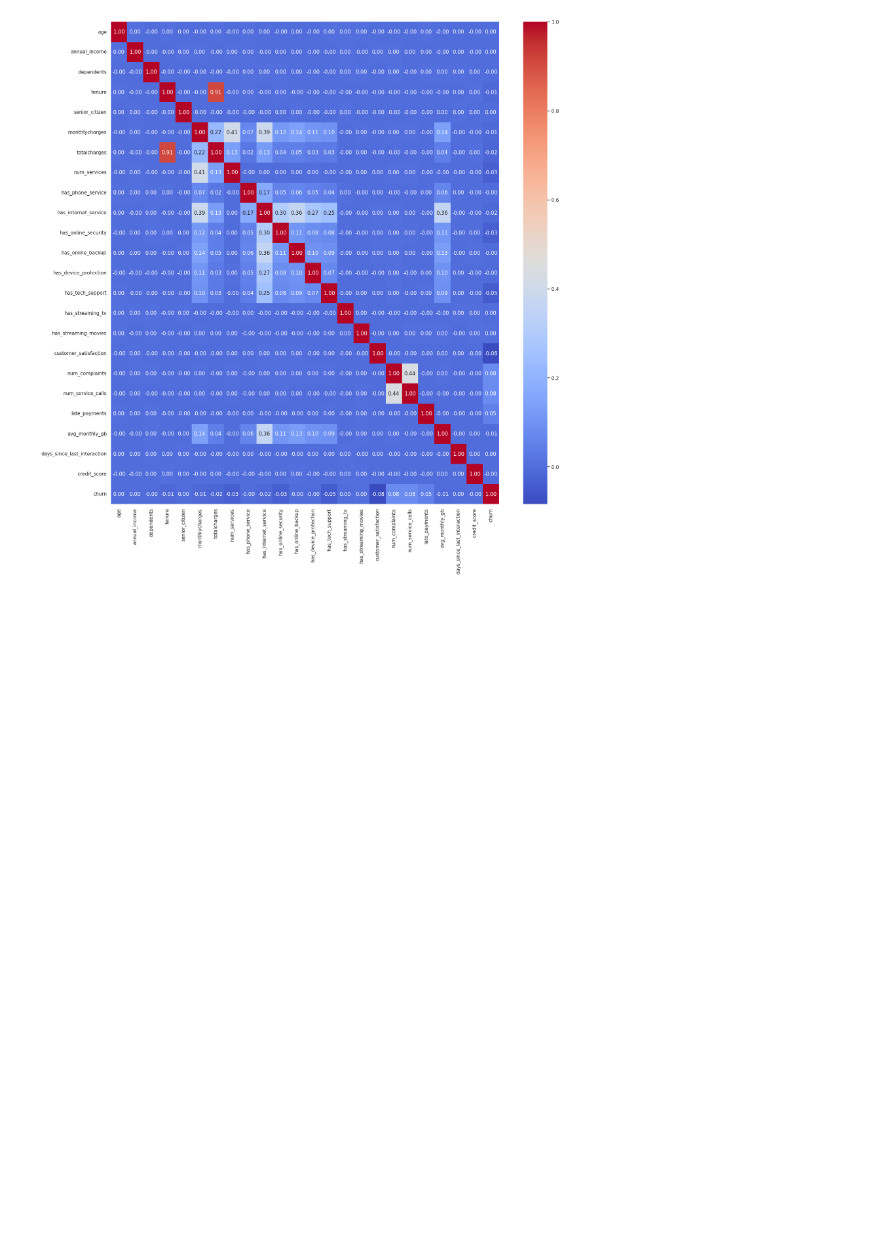
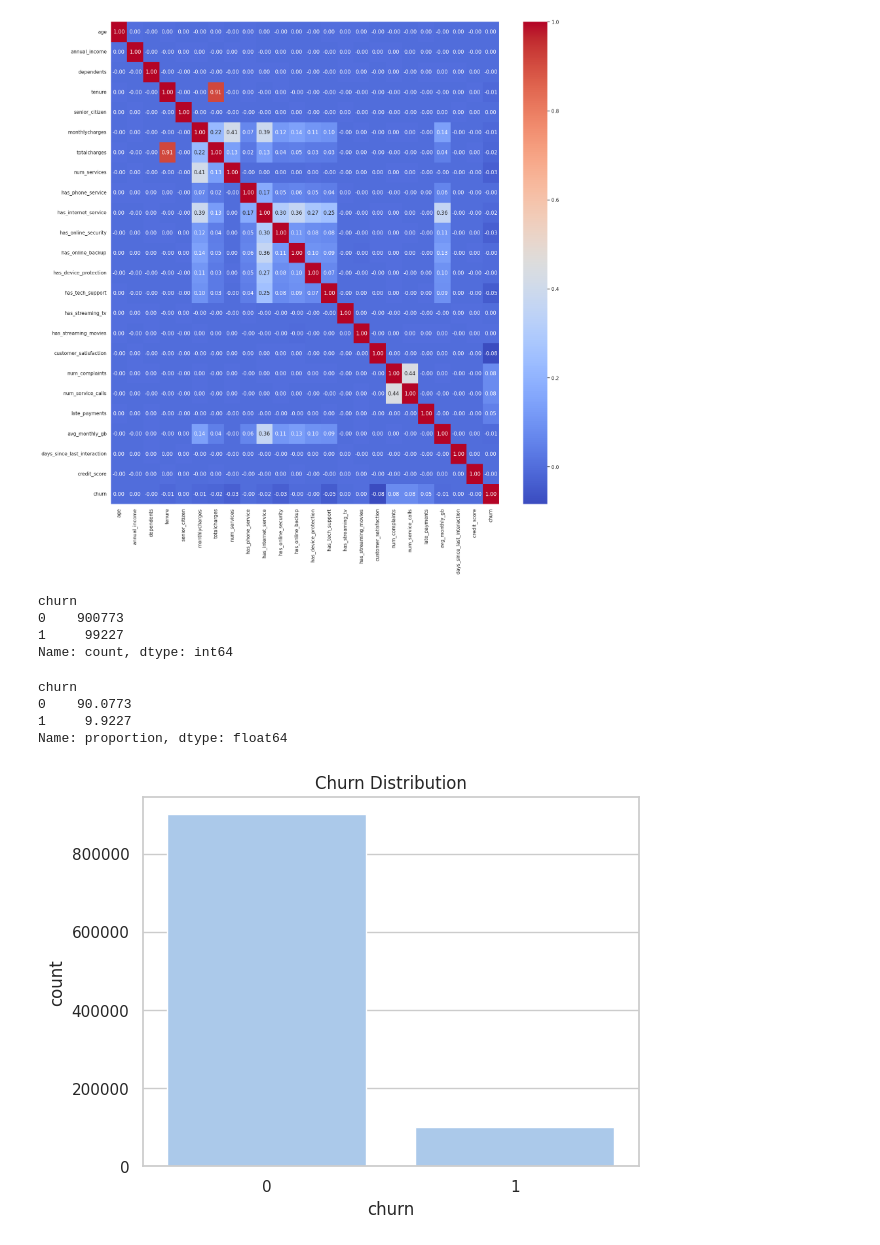
Before and after one commit to ramoliyaYug/EDAs, a Jupyter notebook: CustomerChurn/CustomerChurn.ipynb, the cells around one changed output. Drawn from its saved outputs; the diff is of its cells as text; code cells hidden in the pictures; blank space fills up the shorter version.

Commit message:
progress in customer churn dataset

```diff
--- a/CustomerChurn/CustomerChurn.ipynb
+++ b/CustomerChurn/CustomerChurn.ipynb
@@ -140,3 +140,23 @@ sns.heatmap(correlations, annot=True, cmap='coolwarm', fmt='.2f')
 plt.show()
 # %% [output]
 [figure]
+# %%
+df["churn"].value_counts()
+# %% [output]
+churn
+0    900773
+1     99227
+Name: count, dtype: int64
+# %%
+df["churn"].value_counts(normalize=True) * 100
+# %% [output]
+churn
+0    90.0773
+1     9.9227
+Name: proportion, dtype: float64
+# %%
+sns.countplot(x="churn", data=df)
+plt.title("Churn Distribution")
+plt.show()
+# %% [output]
+[figure, added]
```
Also changed, not shown: parts of 1 cell of this notebook.
